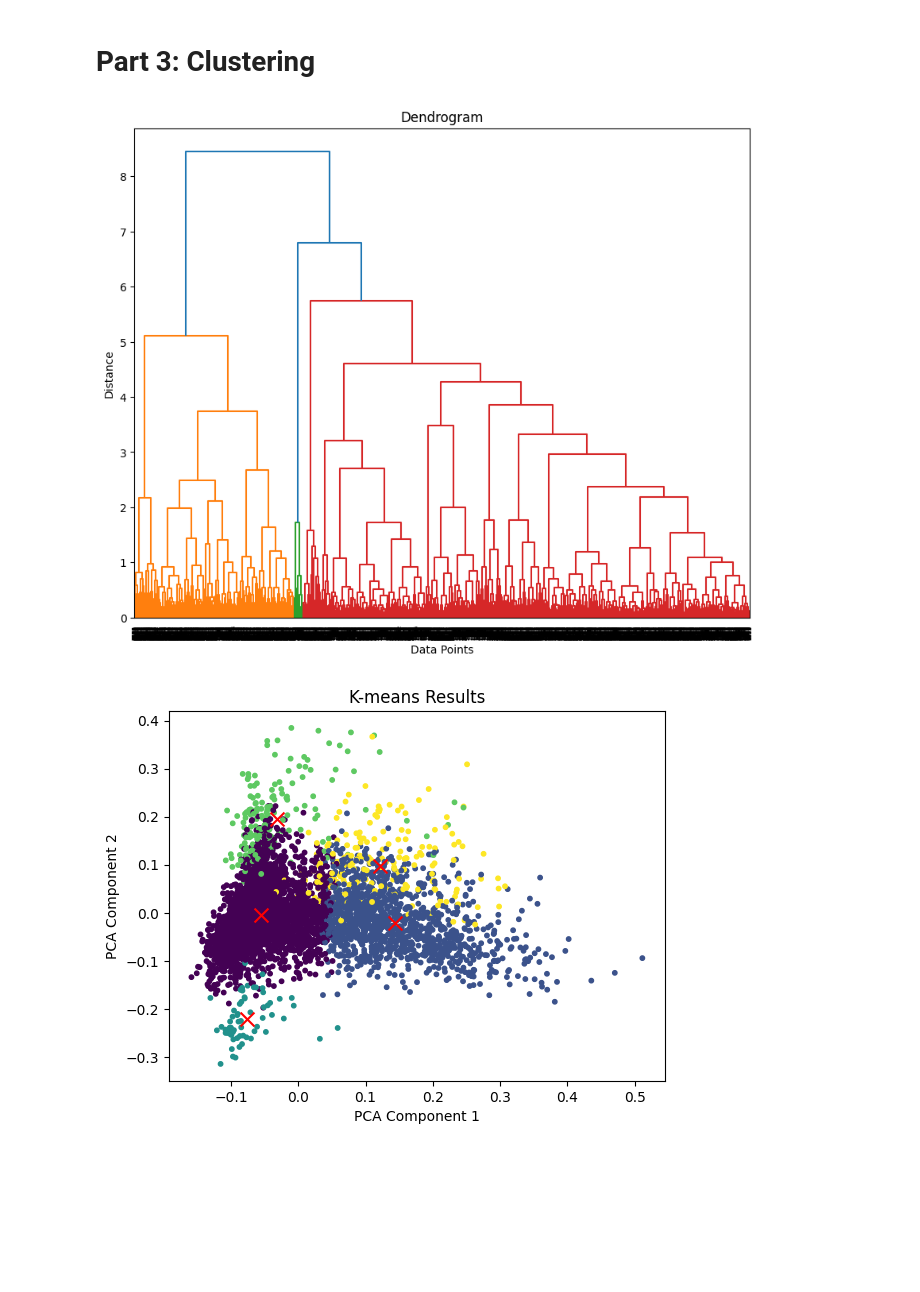
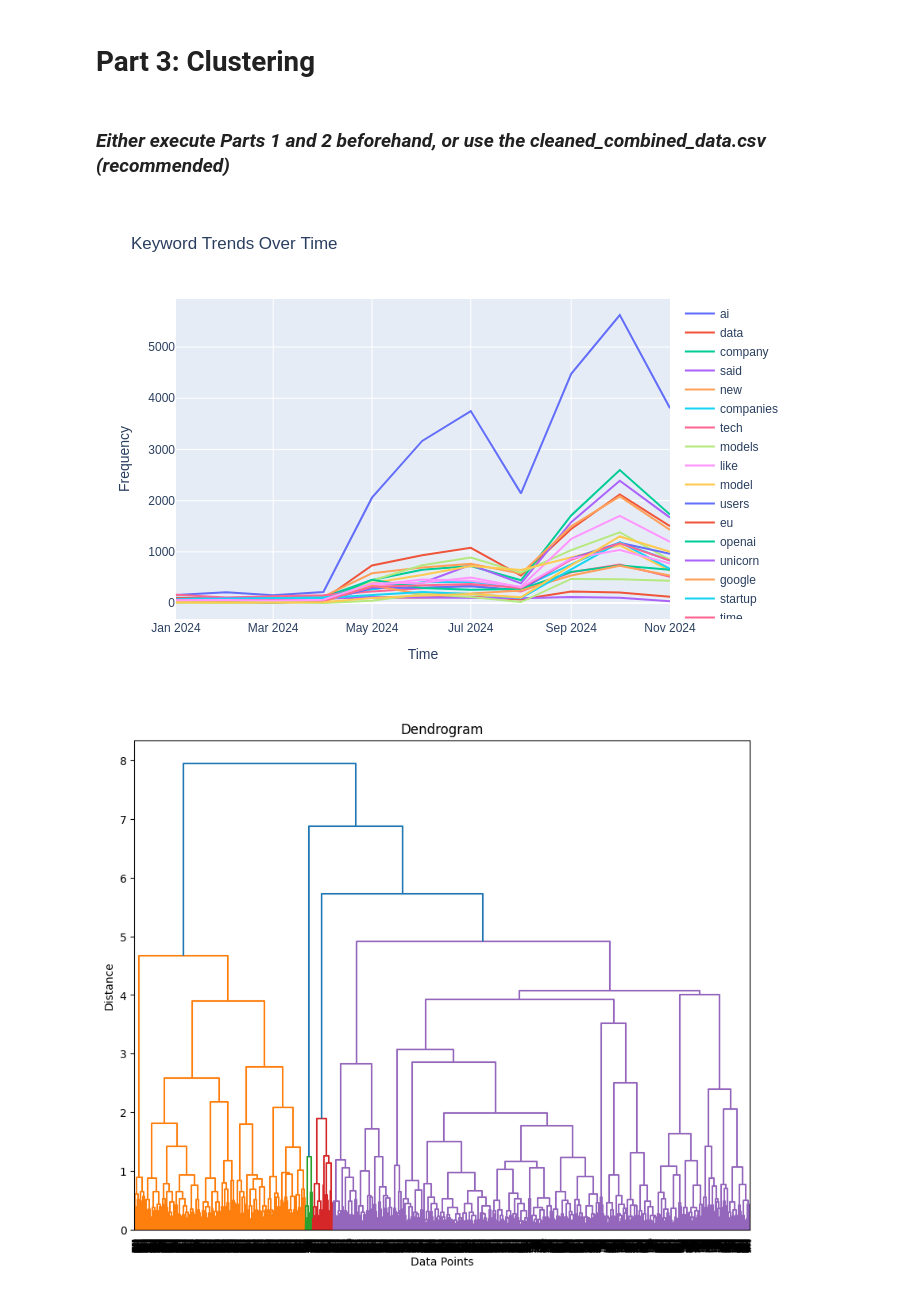
Before and after one commit to gkangho/DataMiningProject_TechNewsRecommendation, a Jupyter notebook: ITNewsArticles.ipynb, the cells around one changed output. Saved outputs shown, nothing was run; the diff lists cells and outputs as text; code cells hidden in the pictures; blank space fills up the shorter version.

Commit message:
added working app, and data properties

```diff
--- a/ITNewsArticles.ipynb
+++ b/ITNewsArticles.ipynb
@@ -570,18 +570,24 @@ clean_content_column("combined_csvs.csv", "cleaned_combined_data.csv", "TechCrun
 Links and the word 'TechCrunch' removed from the 'Content' column. Cleaned data saved to cleaned_combined_data.csv
 # %% [markdown]
 # Part 3: Clustering
+# %% [markdown]
+### *Either execute Parts 1 and 2 beforehand, or use the cleaned_combined_data.csv (recommended)*
 # %%
 import pandas as pd
 import numpy as np
 import matplotlib.pyplot as plt
-from sklearn.feature_extraction.text import TfidfVectorizer
+from sklearn.feature_extraction.text import TfidfVectorizer, CountVectorizer
 from sklearn.decomposition import PCA
 from sklearn.cluster import AgglomerativeClustering, KMeans
 from scipy.cluster.hierarchy import dendrogram, linkage
-from datasketch import MinHash, MinHashLSH
+import plotly.graph_objs as go
+import plotly.io as pio
 
 # Load the dataset
 news_data = pd.read_csv("cleaned_combined_data.csv")
+
+# Ensure the publication date is in datetime format
+news_data['PublicationDate'] = pd.to_datetime(news_data['Publication Date'])
 
 '''
 # check news_data dataframe
@@ -598,6 +604,41 @@ news_data['textdata'] = news_data['Title'] + " " + news_data['Content']
 tfidf_data = TfidfVectorizer(stop_words='english')
 # TF-IDF process
 tfidf_matrix = tfidf_data.fit_transform(news_data['textdata'])
+
+# Get feature names and calculate TF-IDF sum for each term
+feature_names = tfidf_data.get_feature_names_out()
+tfidf_sum = tfidf_matrix.sum(axis=0).A1
+keywords_scores = zip(feature_names, tfidf_sum)
+
+# Sort the keywords by score and select the top N keywords
+sorted_keywords_scores = sorted(keywords_scores, key=lambda x: x[1], reverse=True)
+top_n_keywords = sorted_keywords_scores[:20]
+
+# Convert publication date to datetime format and extract year and month for grouping
+news_data['YearMonth'] = news_data['PublicationDate'].dt.to_period('M')
+
+# Use CountVectorizer for frequency analysis of the top keywords
+count_vectorizer = CountVectorizer(vocabulary=[keyword[0] for keyword in top_n_keywords])
+count_matrix = count_vectorizer.fit_transform(news_data['textdata'])
+
+# Convert to DataFrame and add time information
+count_df = pd.DataFrame(count_matrix.toarray(), columns=count_vectorizer.get_feature_names_out())
+count_df['YearMonth'] = news_data['YearMonth']
+
+# Filter for the current year
+current_year = pd.Timestamp.now().year
+count_df = count_df[count_df['YearMonth'].dt.year == current_year]
+
+# Aggregate keyword counts by time period
+trend_df = count_df.groupby('YearMonth').sum()
+
+# Create line plots for each keyword
+fig = go.Figure()
+for keyword in trend_df.columns:
+  fig.add_trace(go.Scatter(x=trend_df.index.astype(str), y=trend_df[keyword], mode='lines', name=keyword))
+fig.update_layout(title='Keyword Trends Over Time', xaxis_title='Time', yaxis_title='Frequency')
+pio.write_image(fig, "Trends.png")
+fig.show(renderer="png")
 
 # Apply PCA
 ## To apply PCA, make it array
@@ -647,32 +688,32 @@ plt.show()
 cluster_names = []
 
 for i in range(len(np.unique(kmeans_data))):
     cluster_index = np.where(kmeans_data == i)[0]
     cluster_data = tfidf_matrix[cluster_index]
     # Calculate TF-IDF average (make it A1 numpy array)
     cluster_mean_tfidf = cluster_data.mean(axis=0).A1
     # Top-5 words
     top_keywords_array = np.argsort(cluster_mean_tfidf)[-5:]
     names = tfidf_data.get_feature_names_out()
     top_keywords = []
     for j in top_keywords_array:
         top_keywords.append(names[j])
     cluster_keywords = " & ".join(top_keywords)
     cluster_names.append(cluster_keywords)
 print("Cluster KeyWords:", cluster_names)
 
 # Output - Print Content(URLs) of the Clusters
 cluster_names_column = []
 for i in kmeans_data:
     cluster_names_column.append(cluster_names[i])
 news_data['ClusterName'] = cluster_names_column
 for i, j in enumerate(cluster_names):
     cluster_urls = news_data[news_data['ClusterName'] == j]['URL']
     print(f"\nCluster '{j}':")
     print(cluster_urls.tolist())
 
 # Add cluster labels to the DataFrame
 news_data['Cluster'] = hierarchical_data
 # %% [output]
-[figure, old version]
+[figure, new version]
-[figure, old version]
+[figure, new version]
```
Also changed, not shown: parts of 10 cells of this notebook.
